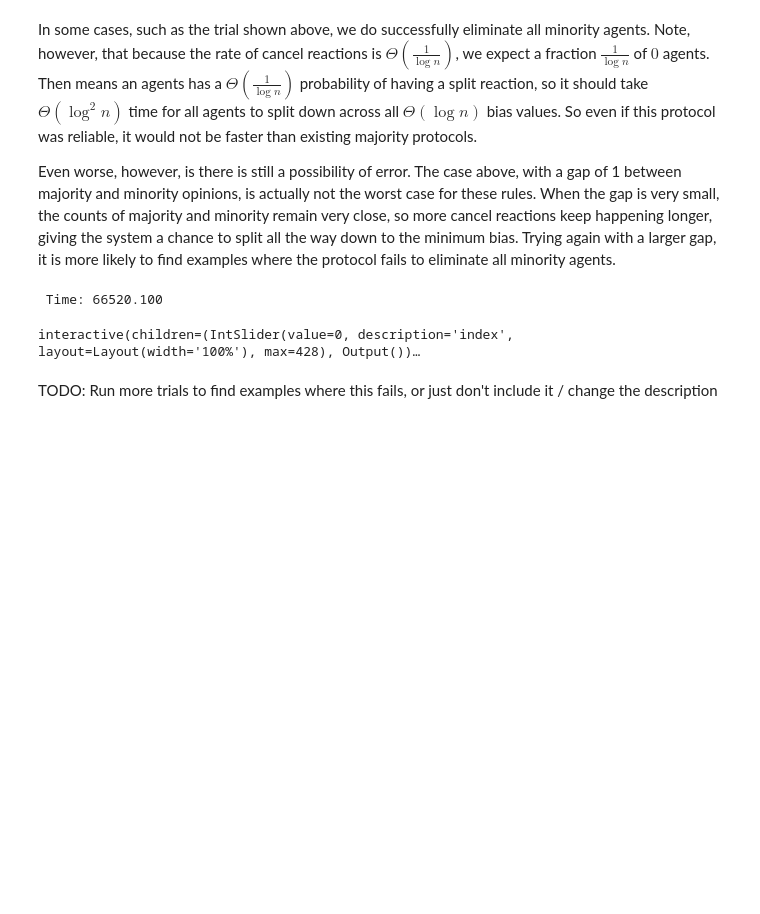
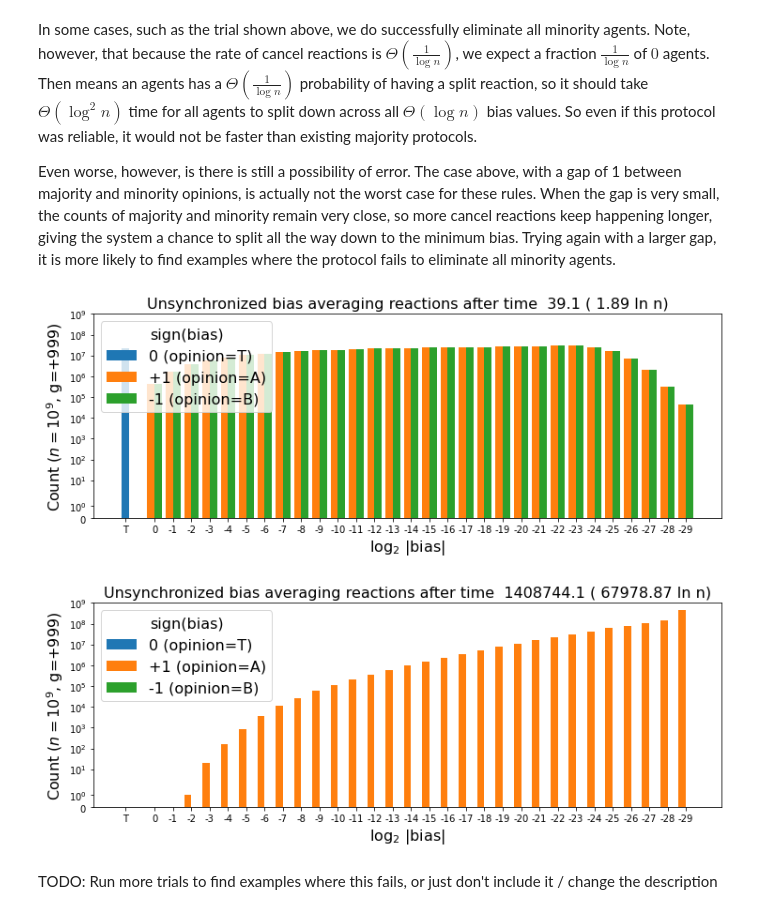
Before and after one commit to UC-Davis-molecular-computing/ppsim, a Jupyter notebook: examples/majority.ipynb, the cells around one changed output. Saved outputs shown, nothing was run; the diff lists cells and outputs as text; code cells hidden in the pictures; blank space fills up the shorter version.

```diff
--- a/examples/majority.ipynb
+++ b/examples/majority.ipynb
@@ -332,22 +357,27 @@ In some cases, such as the trial shown above, we do successfully eliminate all m
 
 Even worse, however, is there is still a possibility of error. The case above, with a gap of 1 between majority and minority opinions, is actually not the worst case for these rules. When the gap is very small, the counts of majority and minority remain very close, so more cancel reactions keep happening longer, giving the system a chance to split all the way down to the minimum bias. Trying again with a larger gap, it is more likely to find examples where the protocol fails to eliminate all minority agents.
 # %%
-n = 10 ** 7
+n = 10 ** 9
 g = int(n ** (1/3))
 ## This code ran a simulation and saved it to pickle
-sim = Simulation(init_agents((n+g) // 2, (n-g) // 2), bias_average, L=int(np.log2(n)))
-sim.run(history_interval=lambda t: 10 ** len(str(int(t))) / 100)
+# sim = Simulation(init_agents((n+g) // 2, (n-g) // 2), bias_average, L=int(np.log2(n)))
+# sim.run(history_interval=lambda t: 10 ** len(str(int(t))) / 100)
 # pickle.dump(sim, open( "majority_simulations/bias_average2.p", "wb" ) )
 
 # # This will load results back from pickle
 # sim = pickle.load( open( "majority_simulations/bias_average2.p", "rb" ) )
-# %% [output]
- Time: 66520.100
 # %%
-bar = widgets.interact(plot_config, index = widgets.IntSlider(
-    min=0, max=len(sim.history)-1, step=1, value=0, layout = widgets.Layout(width='100%')))
+# # This will load results back from pickle
+sim = pickle.load( open( "majority_simulations/bias_average2.p", "rb" ) )
+
+# bar = widgets.interact(plot_config, index = widgets.IntSlider(
+#     min=0, max=len(sim.history)-1, step=1, value=0, layout = widgets.Layout(width='100%')))
+
+plot_config(130)
+plot_config(-1)
 # %% [output]
-interactive(children=(IntSlider(value=0, description='index', layout=Layout(width='100%'), max=428), Output())…
+[figure, added]
+[figure, added]
 # %% [markdown]
 TODO: Run more trials to find examples where this fails, or just don't include it / change the description
 # %% [markdown]
```
Also changed, not shown: parts of 4 cells of this notebook.
